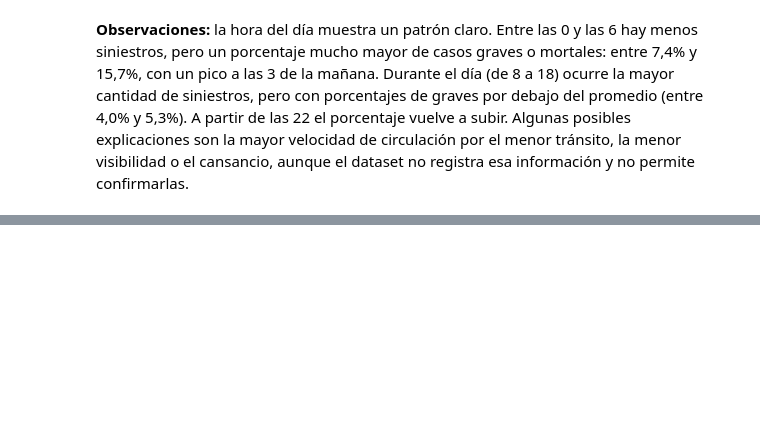
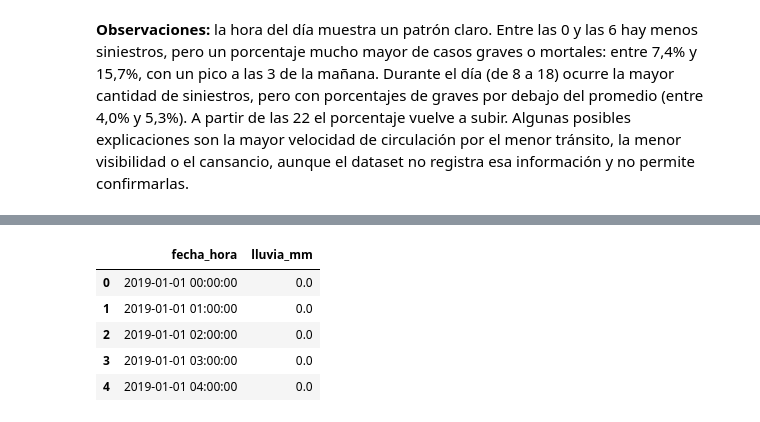
Before and after one commit to juanpablomonllor/prediccion_gravedad_siniestros_viales_caba, a Jupyter notebook: notebooks/1.0-jpm-eda-preprocesamiento.ipynb, the cells around one changed output, grey strips where cells are left out. Saved outputs shown, nothing was run; the diff lists cells and outputs as text; code cells hidden in the pictures; blank space fills up the shorter version.

```diff
--- a/notebooks/1.0-jpm-eda-preprocesamiento.ipynb
+++ b/notebooks/1.0-jpm-eda-preprocesamiento.ipynb
@@ -495,0 +586,11 @@ plt.show()
+# %%
+# Convierto las fechas de texto a formato fecha para poder unir ambos archivos.
+siniestros["fecha_siniestro"] = pd.to_datetime(siniestros["fecha_siniestro"], format="%Y-%m-%d")
+
+lluvia["time"] = pd.to_datetime(lluvia["time"])
+lluvia = lluvia.rename(columns={"time": "fecha_hora", "precipitation (mm)": "lluvia_mm"})
+
+print("Siniestros:", siniestros["fecha_siniestro"].min(), "a", siniestros["fecha_siniestro"].max())
+print("Lluvia:", lluvia["fecha_hora"].min(), "a", lluvia["fecha_hora"].max())
+lluvia.head()
+# %% [output]
@@ -495,0 +599,6 @@ plt.show()
+|  | fecha_hora | lluvia_mm |
+| 0 | 2019-01-01 00:00:00 | 0.0 |
+| 1 | 2019-01-01 01:00:00 | 0.0 |
+| 2 | 2019-01-01 02:00:00 | 0.0 |
+| 3 | 2019-01-01 03:00:00 | 0.0 |
+| 4 | 2019-01-01 04:00:00 | 0.0 |
```
Also changed, not shown: parts of 21 cells of this notebook.
